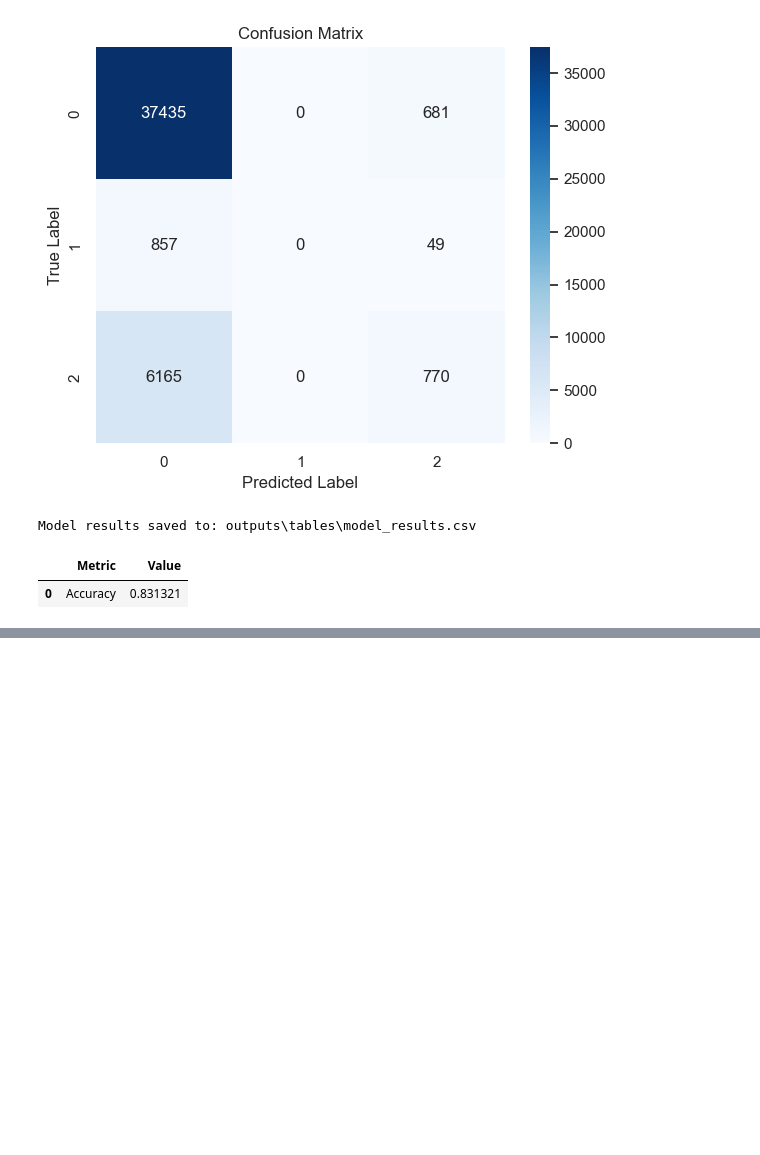
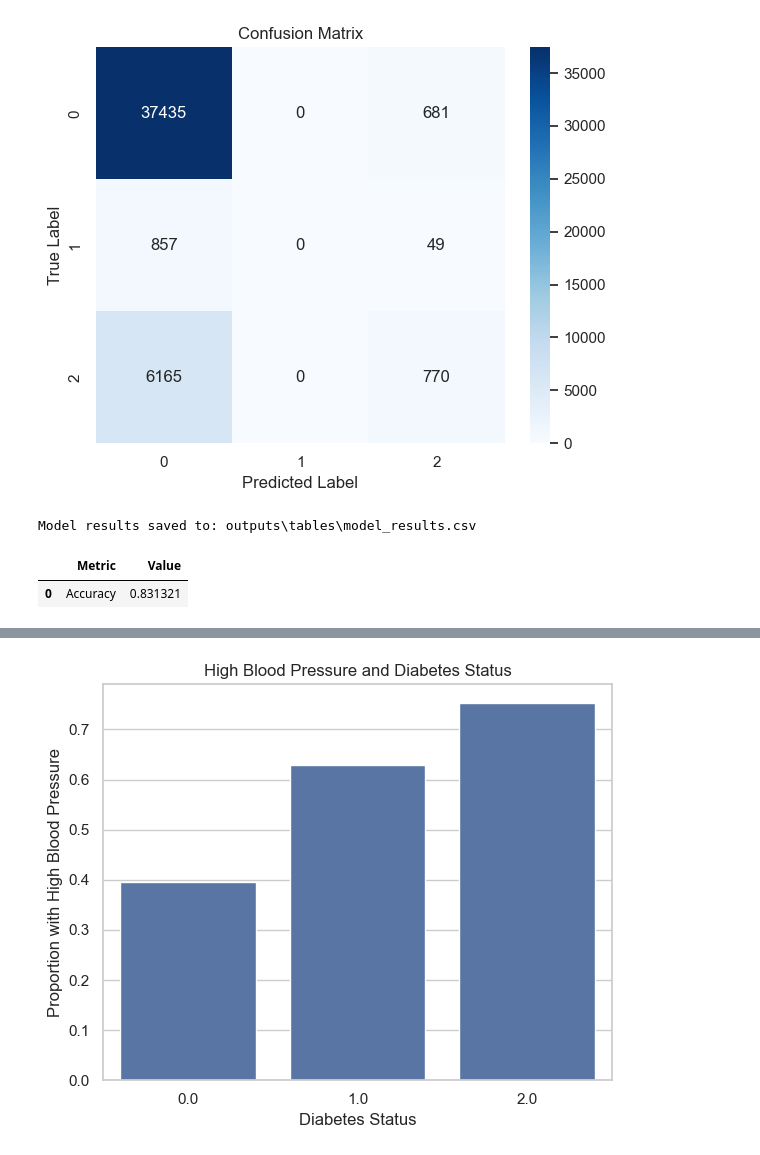
Before and after one commit to Amaanster1234/INFO-I211---Final-Project-, a Jupyter notebook: final_project.ipynb, the cells around one changed output, grey strips where cells are left out. Cells and saved outputs as stored; diff of their text form; code cells hidden in the pictures; blank space fills up the shorter version.

```diff
--- a/final_project.ipynb
+++ b/final_project.ipynb
@@ -1099,0 +1191,19 @@ Model results saved to: outputs\tables\model_results.csv
+# %%
+# ----------------------------
+# Final Blood Pressure visualization
+# ----------------------------
+
+bp_summary = df.groupby("DiabetesStatus")["HighBloodPressure"].mean()
+
+plt.figure(figsize=(6,5))
+sns.barplot(x=bp_summary.index, y=bp_summary.values)
+
+plt.title("High Blood Pressure and Diabetes Status")
+plt.xlabel("Diabetes Status")
+plt.ylabel("Proportion with High Blood Pressure")
+
+plt.tight_layout()
+plt.savefig(os.path.join(figures_folder, "final_bp_plot.png"))
+plt.show()
+# %% [output]
+[figure, added]
```
Also changed, not shown: parts of 5 cells of this notebook.
